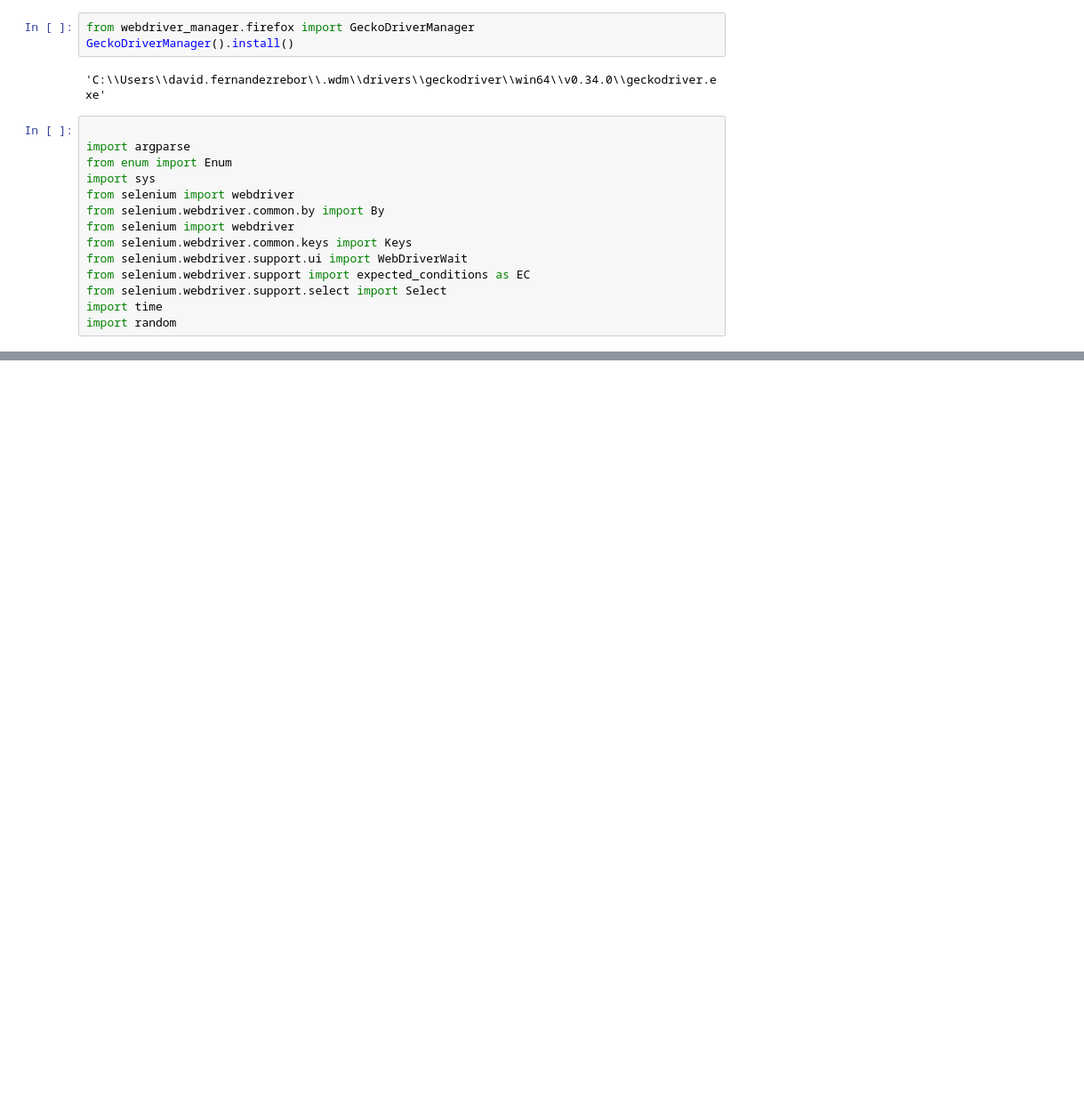
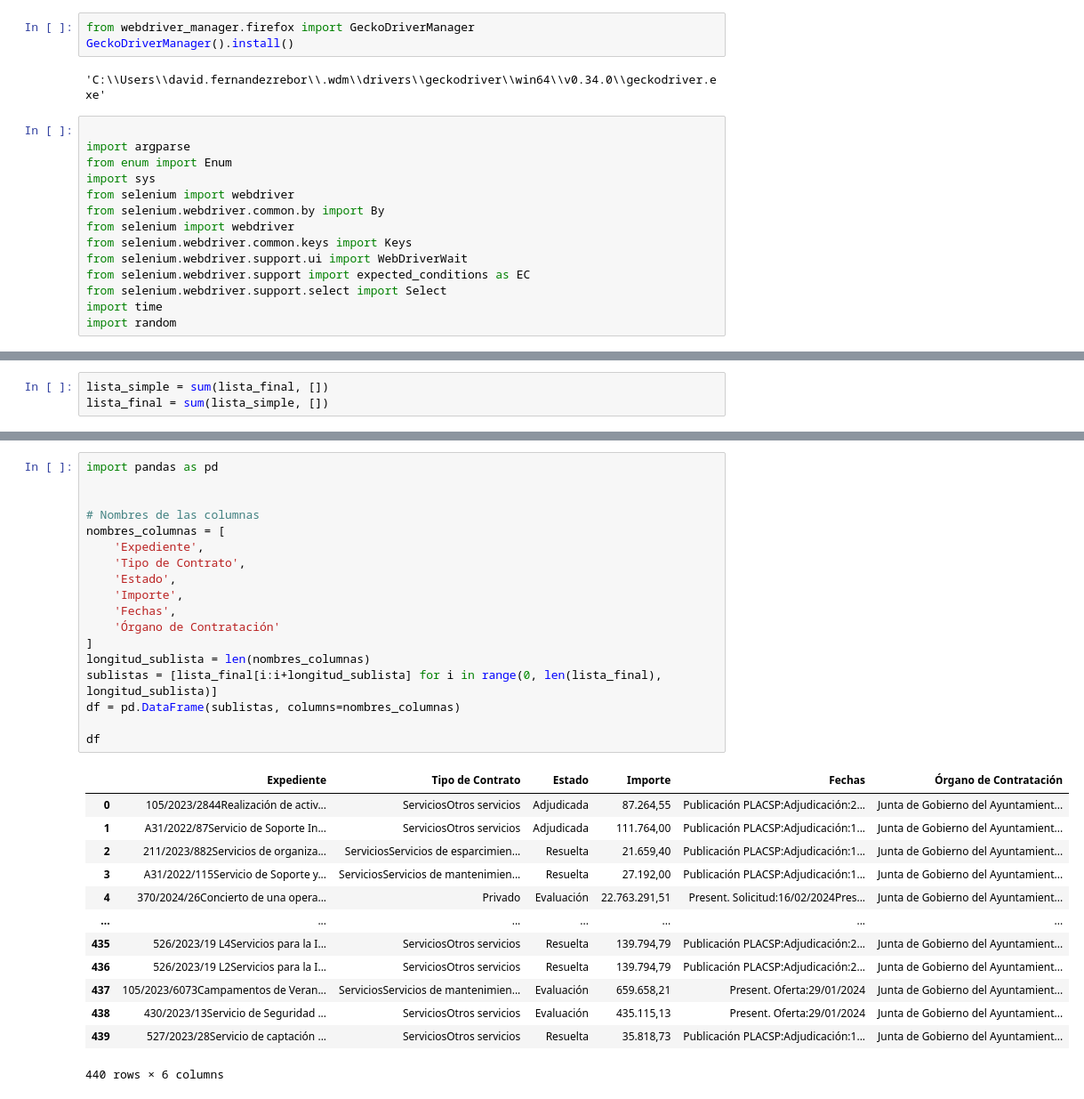
Before and after one commit to daferre01/BIGDATA-IA, a Jupyter notebook: BIGDATA/SISTEMAS DE BIG DATA/selenium-licitaciones/selenium licitaciones.ipynb, the cells around one changed output, grey strips where cells are left out. Shown: that part at 89% size. Saved outputs shown, nothing was run; the diff lists cells and outputs as text; blank space fills up the shorter version.

Commit message:
comiteo licitaciones para a1

```diff
--- a/BIGDATA/SISTEMAS DE BIG DATA/selenium-licitaciones/selenium licitaciones.ipynb
+++ b/BIGDATA/SISTEMAS DE BIG DATA/selenium-licitaciones/selenium licitaciones.ipynb
@@ -95,0 +168,3 @@ time.sleep(3)
+# %%
+lista_simple = sum(lista_final, [])
+lista_final = sum(lista_simple, [])
@@ -95,0 +202,32 @@ time.sleep(3)
+# %%
+import pandas as pd
+
+
+# Nombres de las columnas
+nombres_columnas = [
+    'Expediente',
+    'Tipo de Contrato',
+    'Estado',
+    'Importe',
+    'Fechas',
+    'Órgano de Contratación'
+]
+longitud_sublista = len(nombres_columnas)
+sublistas = [lista_final[i:i+longitud_sublista] for i in range(0, len(lista_final), longitud_sublista)]
+df = pd.DataFrame(sublistas, columns=nombres_columnas)
+
+df
+# %% [output]
+|  | Expediente | Tipo de Contrato | Estado | Importe | Fechas | Órgano de Contratación |
+| 0 | 105/2023/2844Realización de activ... | ServiciosOtros servicios | Adjudicada | 87.264,55 | Publicación PLACSP:Adjudicación:2... | Junta de Gobierno del Ayuntamient... |
+| 1 | A31/2022/87Servicio de Soporte In... | ServiciosOtros servicios | Adjudicada | 111.764,00 | Publicación PLACSP:Adjudicación:1... | Junta de Gobierno del Ayuntamient... |
+| 2 | 211/2023/882Servicios de organiza... | ServiciosServicios de esparcimien... | Resuelta | 21.659,40 | Publicación PLACSP:Adjudicación:1... | Junta de Gobierno del Ayuntamient... |
+| 3 | A31/2022/115Servicio de Soporte y... | ServiciosServicios de mantenimien... | Resuelta | 27.192,00 | Publicación PLACSP:Adjudicación:1... | Junta de Gobierno del Ayuntamient... |
+| 4 | 370/2024/26Concierto de una opera... | Privado | Evaluación | 22.763.291,51 | Present. Solicitud:16/02/2024Pres... | Junta de Gobierno del Ayuntamient... |
+| ... | ... | ... | ... | ... | ... | ... |
+| 435 | 526/2023/19 L4Servicios para la I... | ServiciosOtros servicios | Resuelta | 139.794,79 | Publicación PLACSP:Adjudicación:2... | Junta de Gobierno del Ayuntamient... |
+| 436 | 526/2023/19 L2Servicios para la I... | ServiciosOtros servicios | Resuelta | 139.794,79 | Publicación PLACSP:Adjudicación:2... | Junta de Gobierno del Ayuntamient... |
+| 437 | 105/2023/6073Campamentos de Veran... | ServiciosServicios de mantenimien... | Evaluación | 659.658,21 | Present. Oferta:29/01/2024 | Junta de Gobierno del Ayuntamient... |
+| 438 | 430/2023/13Servicio de Seguridad ... | ServiciosOtros servicios | Evaluación | 435.115,13 | Present. Oferta:29/01/2024 | Junta de Gobierno del Ayuntamient... |
+| 439 | 527/2023/28Servicio de captación ... | ServiciosOtros servicios | Resuelta | 35.818,73 | Publicación PLACSP:Adjudicación:1... | Junta de Gobierno del Ayuntamient... |
+440 rows × 6 columns
```
Also changed, not shown: parts of 23 cells of this notebook, 24 other files.
